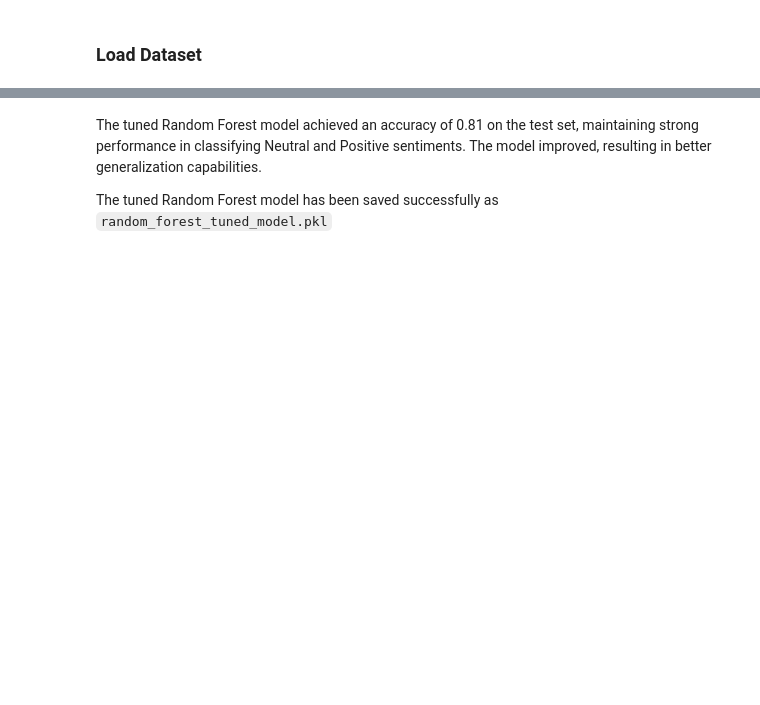
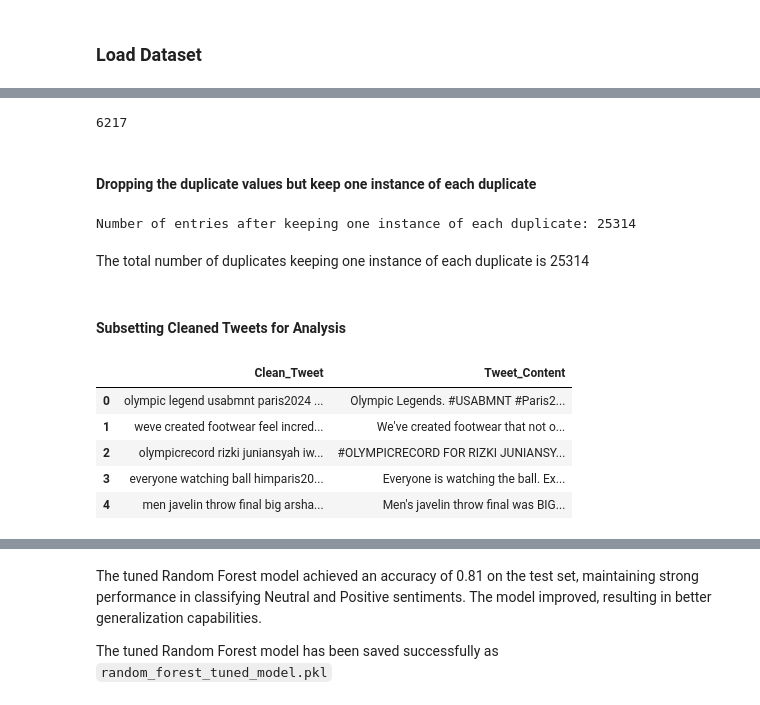
Before and after one commit to Atieng/sentiment-analysis-2024-olympics, a Jupyter notebook: Notebooks/Modelling.ipynb, the cells around one changed output, grey strips where cells are left out. Drawn from its saved outputs; the diff is of its cells as text; code cells hidden in the pictures; blank space fills up the shorter version.

```diff
--- a/Notebooks/Modelling.ipynb
+++ b/Notebooks/Modelling.ipynb
@@ -101,4 +153,0 @@ memory usage: 5.7+ MB
-# %%
-# Selecting Only the column `Tweet_Content` column from the Dataframe
-df = df[['Tweet_Content']]
-df.head()
@@ -240,3 +177,32 @@ df = df[['Tweet_Content', 'Clean_Tweet']]
+# %%
+# Checking for duplicates
+df.duplicated().sum()
+# %% [output]
+6217
+# %% [markdown]
+#### Dropping the duplicate values but keep one instance of each duplicate
+# %%
+# Keeping one instance of each duplicates
+df= df.drop_duplicates(keep='first')
+# Printing the remaining nymber of rows in the dataset
+print(f"Number of entries after keeping one instance of each duplicate: {df.shape[0]}")
+# %% [output]
+Number of entries after keeping one instance of each duplicate: 25314
+# %% [markdown]
+The total number of duplicates keeping one instance of each duplicate is 25314
+# %% [markdown]
+#### Subsetting Cleaned Tweets for Analysis
+# %%
+# Selecting Only the column `Clean_Tweet` column from the Dataframe
+df = df[['Clean_Tweet', 'Tweet_Content']]
+df.head()
+# %% [output]
+|  | Clean_Tweet | Tweet_Content |
+| 0 | olympic legend usabmnt paris2024 ... | Olympic Legends. #USABMNT #Paris2... |
+| 1 | weve created footwear feel incred... | We've created footwear that not o... |
+| 2 | olympicrecord rizki juniansyah iw... | #OLYMPICRECORD FOR RIZKI JUNIANSY... |
+| 3 | everyone watching ball himparis20... | Everyone is watching the ball. Ex... |
+| 4 | men javelin throw final big arsha... | Men's javelin throw final was BIG... |
 # %%
 df.shape
 # %% [output]
```
Also changed, not shown: parts of 80 cells of this notebook.
